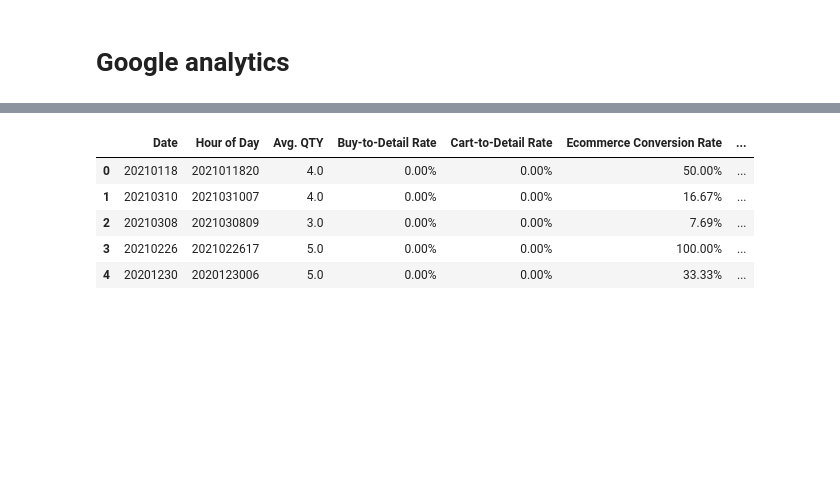
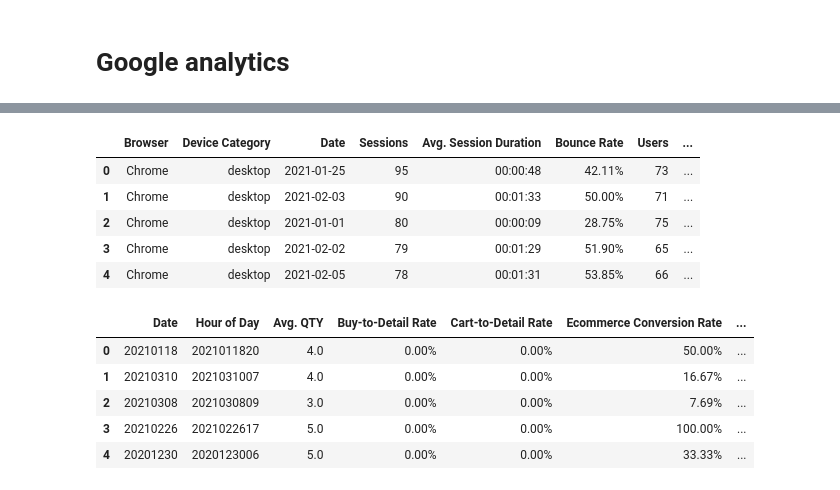
Before and after one commit to Data-Science-in-Business-master/final-project-adventure-haus-and-hwy40-adventure_haus_highway_40, a Jupyter notebook: HW40.ipynb, the cells around one changed output, grey strips where cells are left out. Cells and saved outputs as stored; diff of their text form; code cells hidden in the pictures; blank space fills up the shorter version.

```diff
--- a/HW40.ipynb
+++ b/HW40.ipynb
@@ -180,3 +219,21 @@ device.head()
+# %%
+#  Read in device data
+device = pd.read_csv("data/HWY40/Google Analytics/device.csv", header=6)
+
+device['Date'] = [dt.datetime.strptime(str(x), '%Y%m%d') for x in device['Date']]
+device['Sessions'] = [int(x) for x in device['Sessions']]
+device['Avg. Session Duration'] = [dt.time(dt.datetime.strptime(str(x.strip('<')), '%H:%M:%S').hour, dt.datetime.strptime(str(x.strip('<')), '%H:%M:%S').minute, dt.datetime.strptime(str(x.strip('<')), '%H:%M:%S').second) for x in device['Avg. Session Duration']]
+device['Bounce Rate'] = [float(x.strip('%')) for x in device['Bounce Rate']]
+device['Users'] = [int(x) for x in device['Users']]
+
+device.head()
+# %% [output]
+|  | Browser | Device Category | Date | Sessions | Avg. Session Duration | Bounce Rate | Users | ... |
+| 0 | Chrome | desktop | 2021-01-25 | 95 | 00:00:48 | 42.11% | 73 | ... |
+| 1 | Chrome | desktop | 2021-02-03 | 90 | 00:01:33 | 50.00% | 71 | ... |
+| 2 | Chrome | desktop | 2021-01-01 | 80 | 00:00:09 | 28.75% | 75 | ... |
+| 3 | Chrome | desktop | 2021-02-02 | 79 | 00:01:29 | 51.90% | 65 | ... |
+| 4 | Chrome | desktop | 2021-02-05 | 78 | 00:01:31 | 53.85% | 66 | ... |
 # %%
 # Read in ecommerce data
 ecommerce = pd.read_csv("data/HWY40/Google Analytics/ecommerce.csv", header=6)
```
Also changed, not shown: parts of 8 cells of this notebook.
